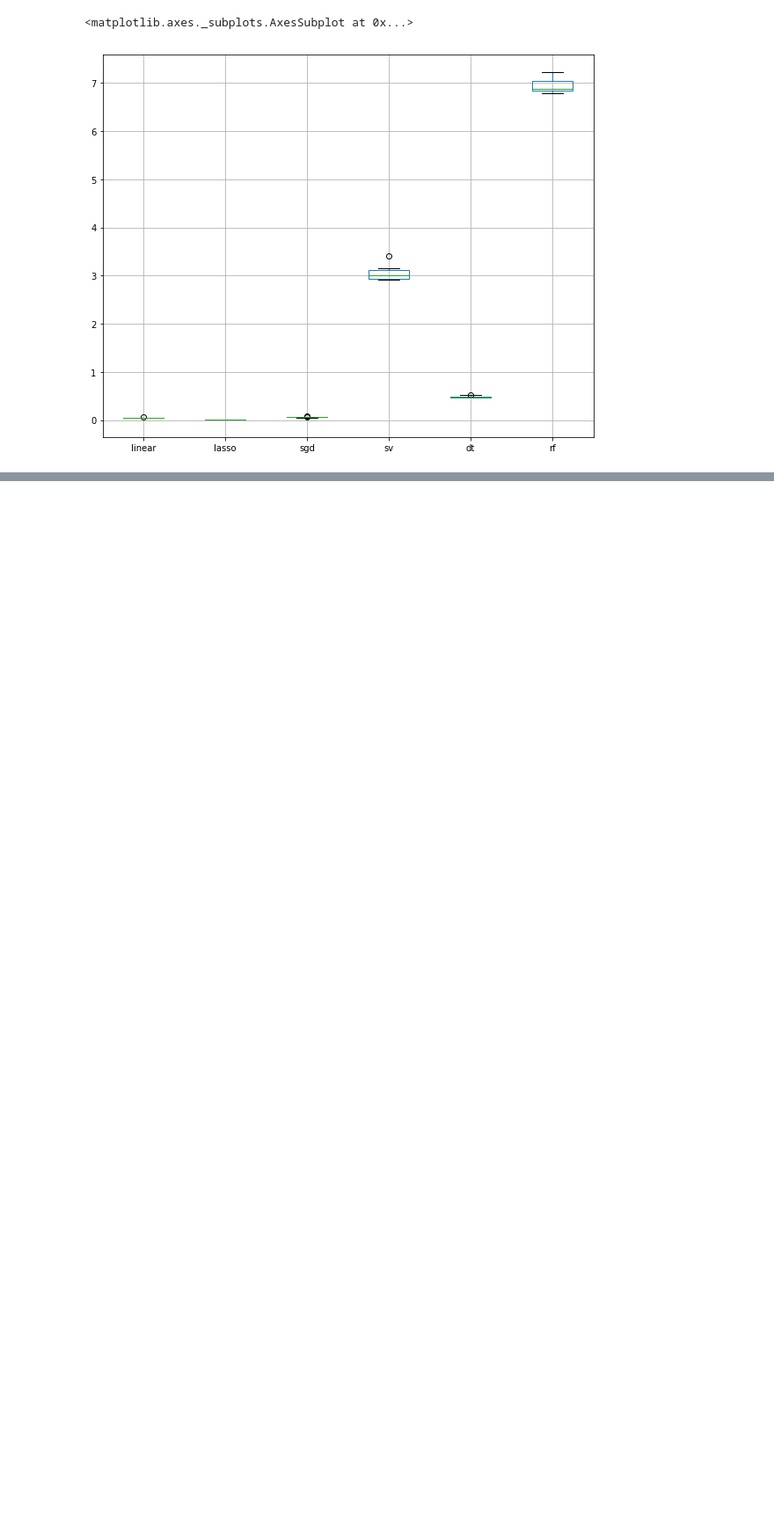
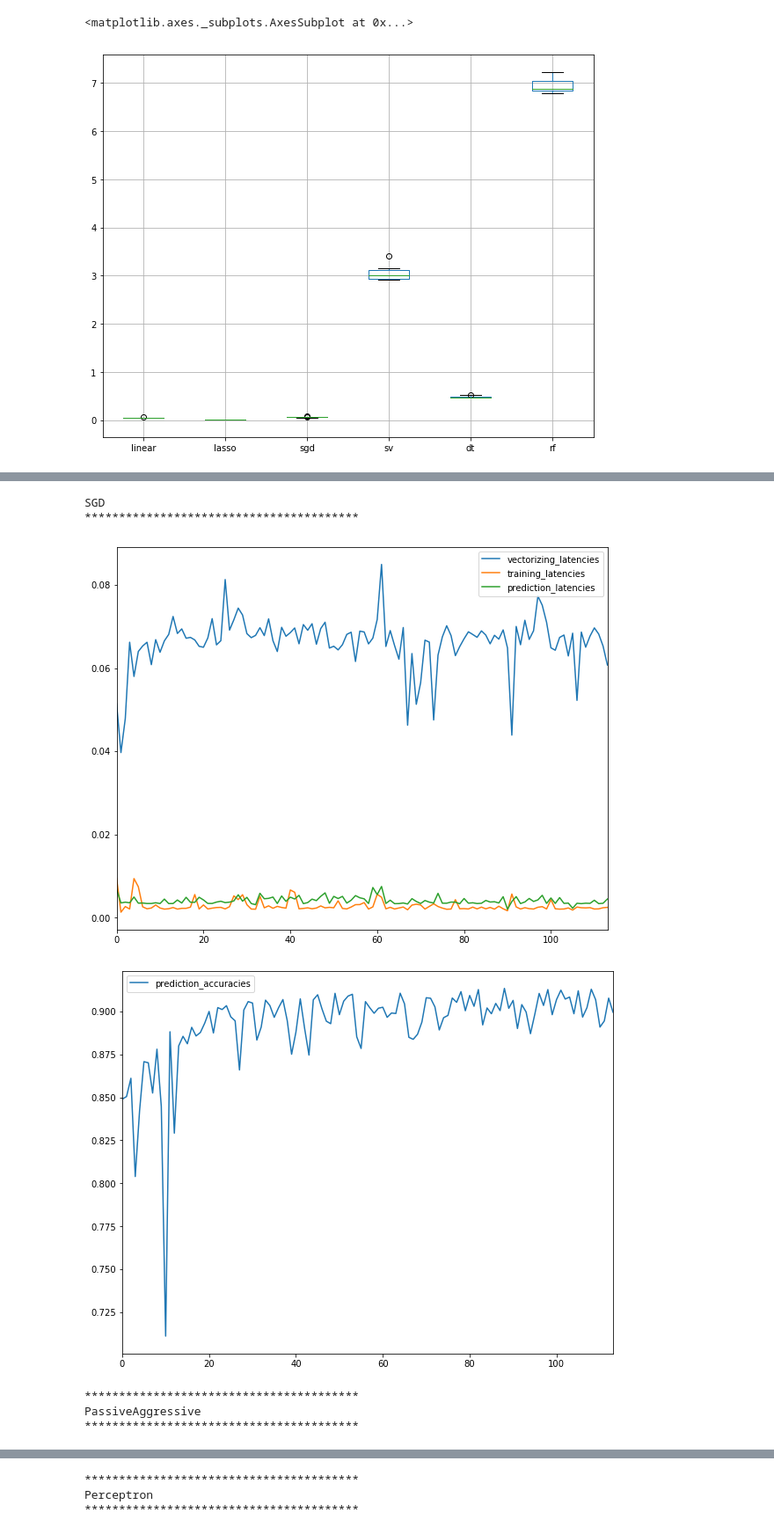
Before and after one commit to ceth-x86/datascience, a Jupyter notebook: scikit-learn/Scaling solutions.ipynb, the cells around one changed output, grey strips where cells are left out. Shown at 88% size. Drawn from its saved outputs; the diff is of its cells as text; code cells hidden in the pictures; blank space fills up the shorter version.

```diff
--- a/scikit-learn/Scaling solutions.ipynb
+++ b/scikit-learn/Scaling solutions.ipynb
@@ -125,0 +367,33 @@ training_latencies_df.boxplot(figsize=(10, 8))
+# %%
+partial_fit_clfs = {'SGD': SGDClassifier(),
+                    'PassiveAggressive': PassiveAggressiveClassifier(),
+                    'Perceptron': Perceptron(),
+                    'BernoulliNB': BernoulliNB()}
+# %%
+for clf_name, clf in partial_fit_clfs.items():
+
+    print(clf_name)
+    print('****' * 10)
+
+    training_details = train_classifier(clf,
+                                        x_train,
+                                        y_train,
+                                        batch_size,
+                                        classes)
+
+    training_details_df = convert_to_dataframe(training_details)
+
+    plot_latency_graphs(training_details_df)
+
+    plot_accuracy_graphs(training_details_df)
+
+    print('****' * 10)
+    sys.stdout.flush()
+# %% [output]
+SGD
+****************************************
+[figure, added]
+[figure, added]
+****************************************
+PassiveAggressive
+****************************************
@@ -125,0 +402,3 @@ training_latencies_df.boxplot(figsize=(10, 8))
+****************************************
+Perceptron
+****************************************
```
Also changed, not shown: parts of 47 cells of this notebook, 1 other file.
